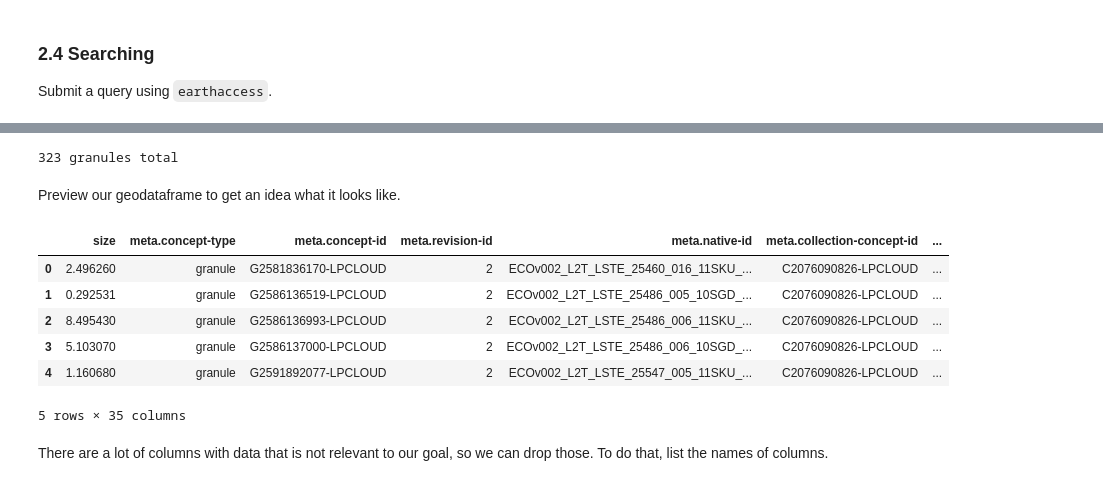
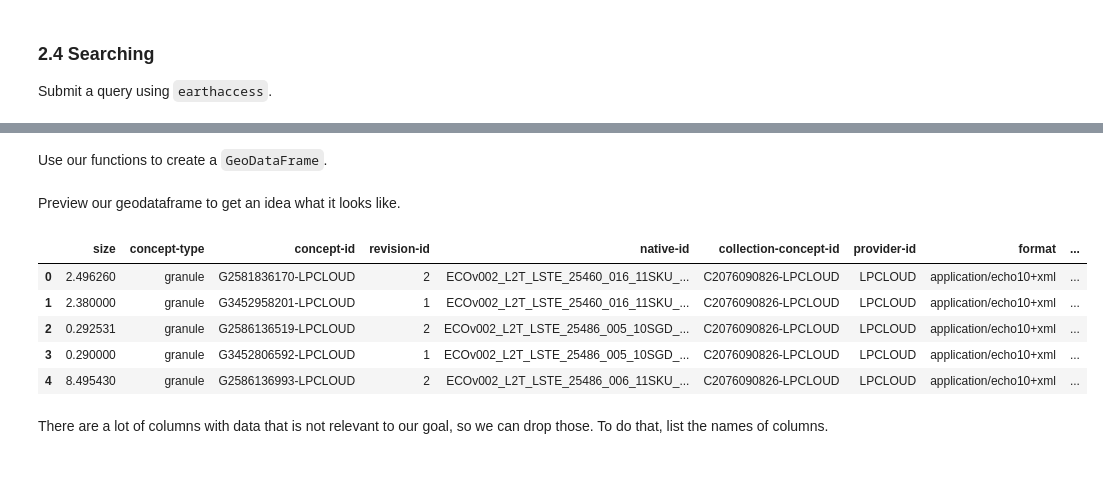
Before and after one commit to nasa/VITALS, a Jupyter notebook: python/01_Finding_Concurrent_Data.ipynb, the cells around one changed output, grey strips where cells are left out. Saved outputs shown, nothing was run; the diff lists cells and outputs as text; code cells hidden in the pictures.

```diff
--- a/python/01_Finding_Concurrent_Data.ipynb
+++ b/python/01_Finding_Concurrent_Data.ipynb
@@ -243,6 +240,6 @@ results = earthaccess.search_data(
     concept_id=concept_ids,
     polygon=roi,
     temporal=date_range,
-    count=500
 )
+print(f"Granules Found: {len(results)}")
 # %% [output]
@@ -292,31 +338,19 @@ Now that we have our functions we can create a dataframe, then calculate and add
-# %%
-# Create Dataframe of Results Metadata
-results_df = pd.json_normalize(results)
-# Create shapely polygons for result
-geometries = [get_shapely_object(results[index]) for index in results_df.index.to_list()]
-# Convert to GeoDataframe
-gdf = gpd.GeoDataFrame(results_df, geometry=geometries, crs="EPSG:4326")
-# Remove results df, no longer needed
-del results_df
-# Add browse imagery links
-gdf['browse'] = [get_png(granule) for granule in results]
-gdf['shortname'] = [result['umm']['CollectionReference']['ShortName'] for result in results]
-# Preview GeoDataframe
-print(f'{gdf.shape[0]} granules total')
-# %% [output]
-323 granules total
+# %% [markdown]
+Use our functions to create a `GeoDataFrame`.
+# %%
+gdf = results_to_gdf(results)
 # %% [markdown]
 Preview our geodataframe to get an idea what it looks like.
-# %%
-gdf.head()
-# %% [output]
-|  | size | meta.concept-type | meta.concept-id | meta.revision-id | meta.native-id | meta.collection-concept-id | ... |
-| 0 | 2.496260 | granule | G2581836170-LPCLOUD | 2 | ECOv002_L2T_LSTE_25460_016_11SKU_... | C2076090826-LPCLOUD | ... |
-| 1 | 0.292531 | granule | G2586136519-LPCLOUD | 2 | ECOv002_L2T_LSTE_25486_005_10SGD_... | C2076090826-LPCLOUD | ... |
-| 2 | 8.495430 | granule | G2586136993-LPCLOUD | 2 | ECOv002_L2T_LSTE_25486_006_11SKU_... | C2076090826-LPCLOUD | ... |
-| 3 | 5.103070 | granule | G2586137000-LPCLOUD | 2 | ECOv002_L2T_LSTE_25486_006_10SGD_... | C2076090826-LPCLOUD | ... |
-| 4 | 1.160680 | granule | G2591892077-LPCLOUD | 2 | ECOv002_L2T_LSTE_25547_005_11SKU_... | C2076090826-LPCLOUD | ... |
-5 rows × 35 columns
+# %%
+pd.set_option('display.max_columns', None)
+gdf.head()
+# %% [output]
+|  | size | concept-type | concept-id | revision-id | native-id | collection-concept-id | provider-id | format | ... |
+| 0 | 2.496260 | granule | G2581836170-LPCLOUD | 2 | ECOv002_L2T_LSTE_25460_016_11SKU_... | C2076090826-LPCLOUD | LPCLOUD | application/echo10+xml | ... |
+| 1 | 2.380000 | granule | G3452958201-LPCLOUD | 1 | ECOv002_L2T_LSTE_25460_016_11SKU_... | C2076090826-LPCLOUD | LPCLOUD | application/echo10+xml | ... |
+| 2 | 0.292531 | granule | G2586136519-LPCLOUD | 2 | ECOv002_L2T_LSTE_25486_005_10SGD_... | C2076090826-LPCLOUD | LPCLOUD | application/echo10+xml | ... |
+| 3 | 0.290000 | granule | G3452806592-LPCLOUD | 1 | ECOv002_L2T_LSTE_25486_005_10SGD_... | C2076090826-LPCLOUD | LPCLOUD | application/echo10+xml | ... |
+| 4 | 8.495430 | granule | G2586136993-LPCLOUD | 2 | ECOv002_L2T_LSTE_25486_006_11SKU_... | C2076090826-LPCLOUD | LPCLOUD | application/echo10+xml | ... |
 # %% [markdown]
 There are a lot of columns with data that is not relevant to our goal, so we can drop those. To do that, list the names of columns.
 # %%
```
Also changed, not shown: parts of 112 cells of this notebook, 8 other files.
